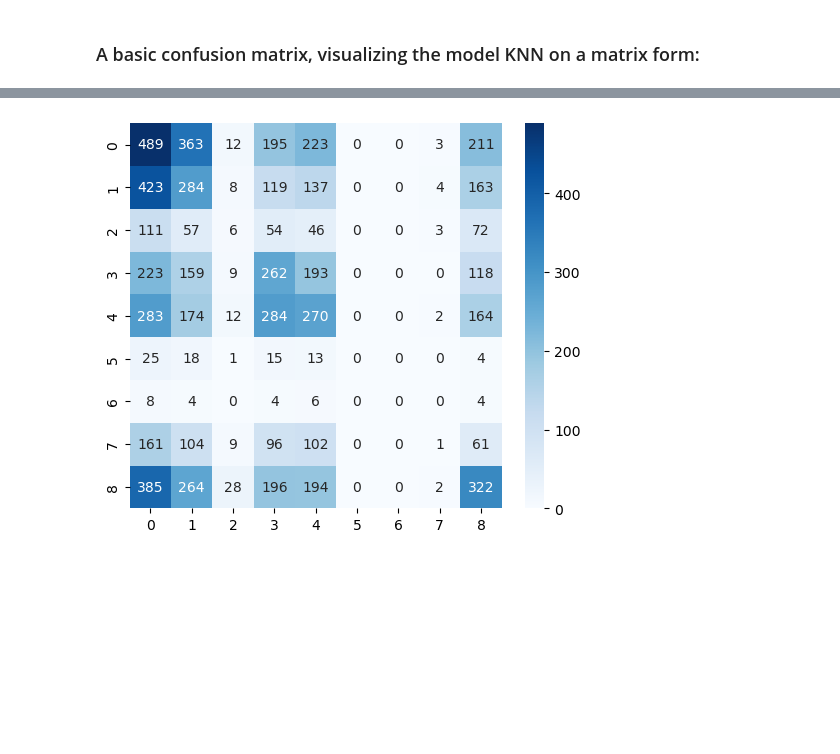
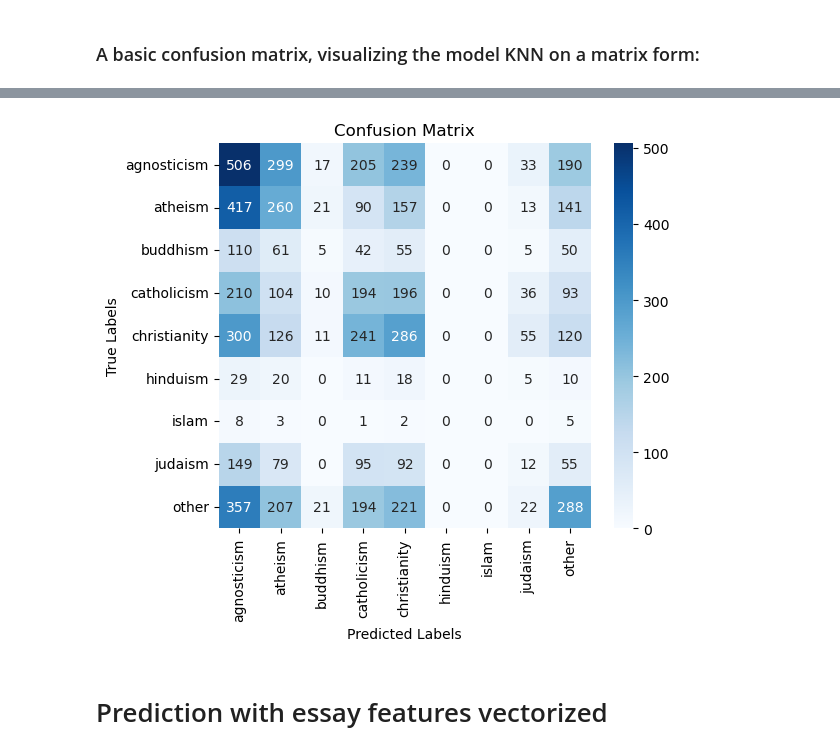
Before and after one commit to jasalgad/date_a_scientist, a Jupyter notebook: date-a-scientist.ipynb, the cells around one changed output, grey strips where cells are left out. Saved outputs shown, nothing was run; the diff lists cells and outputs as text; code cells hidden in the pictures; blank space fills up the shorter version.

```diff
--- a/date-a-scientist.ipynb
+++ b/date-a-scientist.ipynb
@@ -1194,6 +1209,6 @@ weighted avg       0.36      0.27      0.22      7163
 # %% [markdown]
 ### We use the better hyperparameters on the  model to improve the prediction
 # %%
-rf = RandomForestClassifier(n_estimators=150, max_depth=9, min_samples_leaf=4, min_samples_split=2, random_state=42)
+rf = RandomForestClassifier(n_estimators=150, max_depth=7, min_samples_leaf=4, min_samples_split=10, random_state=42)
 rf.fit(X_train, y_train)
 # %% [output]
@@ -1308,6 +1323,21 @@ print(cm)
-# %%
-plt.figure(figsize = (6,5))
-sns.heatmap(cm, annot = True, fmt = 'd', cmap = 'Blues', cbar = True )
-plt.show()
-# %% [output]
-[figure, removed]
+# %%
+# Obtener los nombres de las clases
+cm = confusion_matrix(y_test, y_pred)
+
+# Configurar la figura del mapa de calor
+plt.figure(figsize=(6, 5))
+
+# Crear el mapa de calor
+sns.heatmap(cm, annot=True, fmt='d', cmap='Blues', cbar=True, xticklabels=le.classes_, yticklabels=le.classes_)
+
+# Añadir etiquetas y título
+plt.xlabel('Predicted Labels')
+plt.ylabel('True Labels')
+plt.title('Confusion Matrix')
+
+# Mostrar el mapa de calor
+plt.show()
+# %% [output]
+[figure, added]
+# %% [markdown]
+# Prediction with essay features vectorized
```
Also changed, not shown: parts of 36 cells of this notebook.
